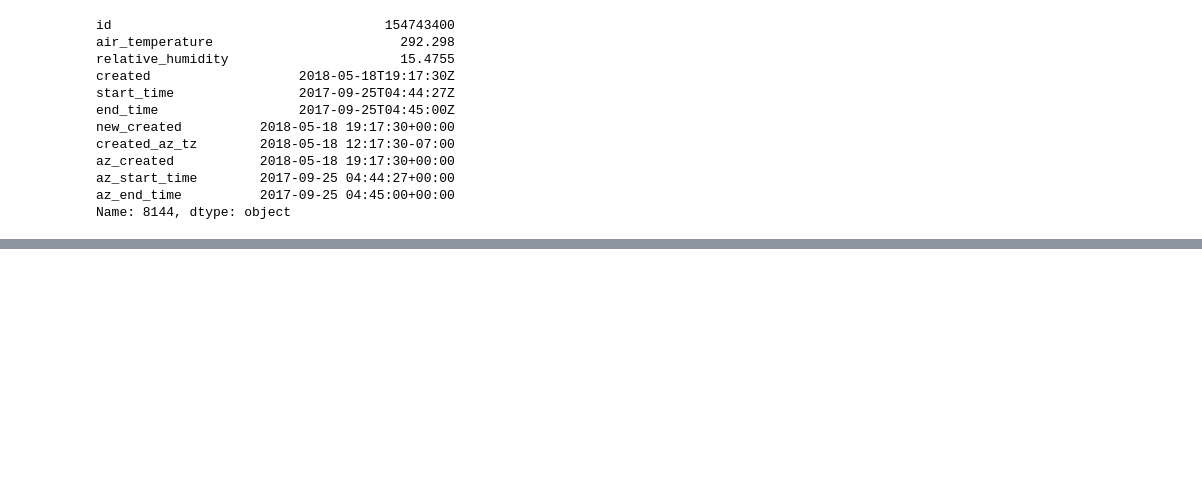
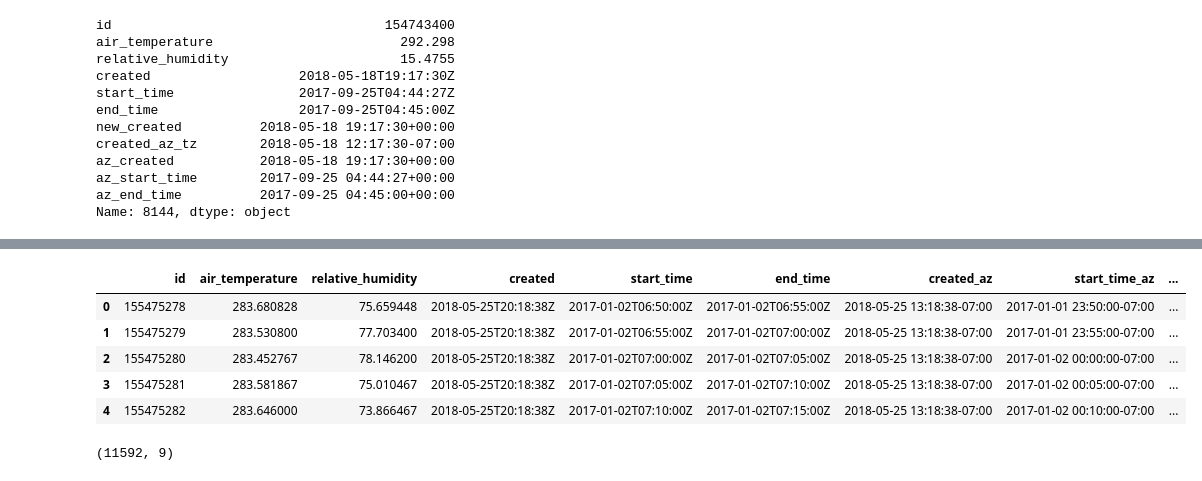
Before and after one commit to genophenoenvo/terraref-datasets, a Jupyter notebook: notebooks/season_4_weather.ipynb, the cells around one changed output, grey strips where cells are left out. Drawn from its saved outputs; the diff is of its cells as text; code cells hidden in the pictures; blank space fills up the shorter version.

```diff
--- a/notebooks/season_4_weather.ipynb
+++ b/notebooks/season_4_weather.ipynb
@@ -475,0 +474,8 @@ az_cols = ['az_created', 'az_start_time', 'az_end_time']
+# %%
+az_cols = ['az_created', 'az_start_time', 'az_end_time']
+
+for col in az_cols:
+
+    test_sample[col] = test_sample[col].apply(utc_to_local)
+
+test_sample.tail()
@@ -475,0 +530,21 @@ az_cols = ['az_created', 'az_start_time', 'az_end_time']
+# %%
+# change new az columns from UTC to AZ time
+
+az_cols = ['created_az', 'start_time_az', 'end_time_az']
+
+for col in az_cols:
+
+    weather_2017[col] = weather_2017[col].apply(utc_to_local)
+
+weather_2017.head()
+# %% [output]
+|  | id | air_temperature | relative_humidity | created | start_time | end_time | created_az | start_time_az | ... |
+| 0 | 155475278 | 283.680828 | 75.659448 | 2018-05-25T20:18:38Z | 2017-01-02T06:50:00Z | 2017-01-02T06:55:00Z | 2018-05-25 13:18:38-07:00 | 2017-01-01 23:50:00-07:00 | ... |
+| 1 | 155475279 | 283.530800 | 77.703400 | 2018-05-25T20:18:38Z | 2017-01-02T06:55:00Z | 2017-01-02T07:00:00Z | 2018-05-25 13:18:38-07:00 | 2017-01-01 23:55:00-07:00 | ... |
+| 2 | 155475280 | 283.452767 | 78.146200 | 2018-05-25T20:18:38Z | 2017-01-02T07:00:00Z | 2017-01-02T07:05:00Z | 2018-05-25 13:18:38-07:00 | 2017-01-02 00:00:00-07:00 | ... |
+| 3 | 155475281 | 283.581867 | 75.010467 | 2018-05-25T20:18:38Z | 2017-01-02T07:05:00Z | 2017-01-02T07:10:00Z | 2018-05-25 13:18:38-07:00 | 2017-01-02 00:05:00-07:00 | ... |
+| 4 | 155475282 | 283.646000 | 73.866467 | 2018-05-25T20:18:38Z | 2017-01-02T07:10:00Z | 2017-01-02T07:15:00Z | 2018-05-25 13:18:38-07:00 | 2017-01-02 00:10:00-07:00 | ... |
+# %%
+weather_2017.shape
+# %% [output]
+(11592, 9)
```
Also changed, not shown: parts of 8 cells of this notebook.
